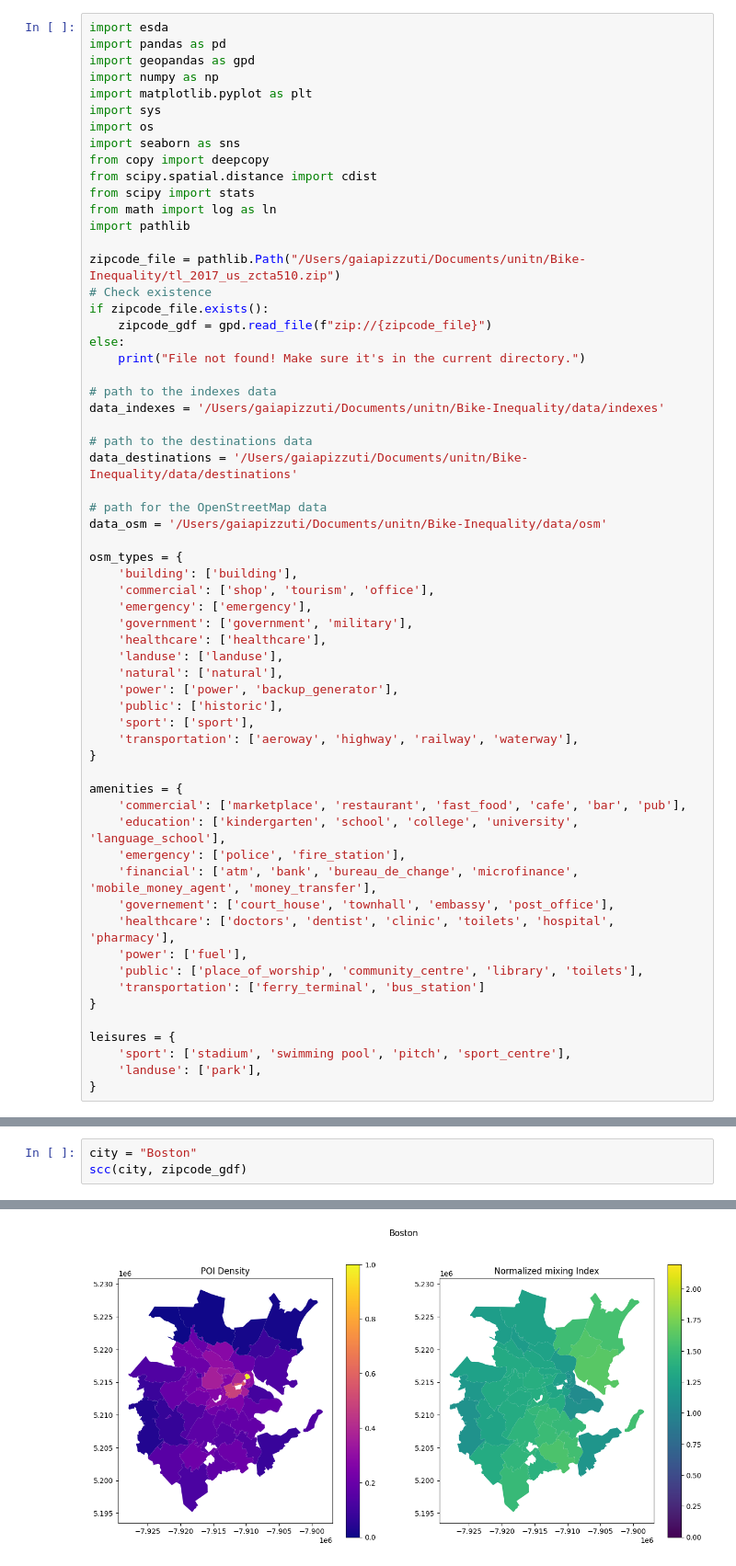
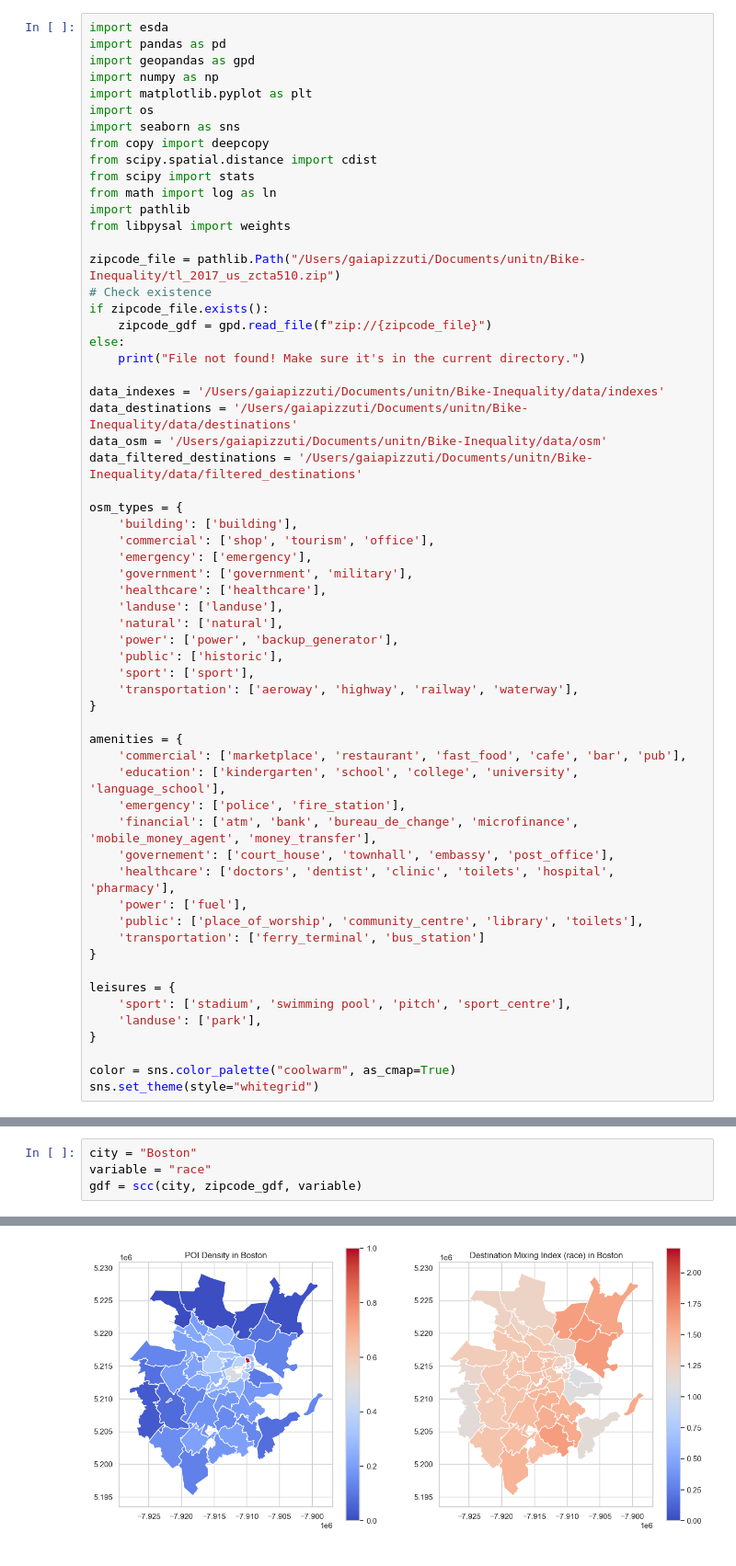
Before and after one commit to GaiaPizzuti/Bike-Inequality, a Jupyter notebook: src/notebook/pearson.ipynb, the cells around one changed output, grey strips where cells are left out. Shown: that part at 92% size. Drawn from its saved outputs; the diff is of its cells as text.

```diff
--- a/src/notebook/pearson.ipynb
+++ b/src/notebook/pearson.ipynb
@@ -4,7 +4,6 @@ import pandas as pd
 import geopandas as gpd
 import numpy as np
 import matplotlib.pyplot as plt
-import sys
 import os
 import seaborn as sns
 from copy import deepcopy
@@ -12,6 +11,7 @@ from scipy.spatial.distance import cdist
 from scipy import stats
 from math import log as ln
 import pathlib
+from libpysal import weights
 
 zipcode_file = pathlib.Path("/Users/gaiapizzuti/Documents/unitn/Bike-Inequality/tl_2017_us_zcta510.zip")
 # Check existence
@@ -20,14 +20,10 @@ if zipcode_file.exists():
 else:
     print("File not found! Make sure it's in the current directory.")
 
-# path to the indexes data
 data_indexes = '/Users/gaiapizzuti/Documents/unitn/Bike-Inequality/data/indexes'
-
-# path to the destinations data
 data_destinations = '/Users/gaiapizzuti/Documents/unitn/Bike-Inequality/data/destinations'
-
-# path for the OpenStreetMap data
 data_osm = '/Users/gaiapizzuti/Documents/unitn/Bike-Inequality/data/osm'
+data_filtered_destinations = '/Users/gaiapizzuti/Documents/unitn/Bike-Inequality/data/filtered_destinations'
 
 osm_types = {
     'building': ['building'],
@@ -59,4 +55,7 @@ leisures = {
     'sport': ['stadium', 'swimming pool', 'pitch', 'sport_centre'],
     'landuse': ['park'],
 }
+
+color = sns.color_palette("coolwarm", as_cmap=True)
+sns.set_theme(style="whitegrid")
 # %%
@@ -273,4 +318,5 @@ def scc(city, zipcode_gdf, type = None):
 # %%
 city = "Boston"
-scc(city, zipcode_gdf)
+variable = "race"
+gdf = scc(city, zipcode_gdf, variable)
 # %% [output]
@@ -285 +343 @@ calculating the density of POIs
-[figure, old version]
+[figure, new version]
```
Also changed, not shown: parts of 6 cells of this notebook, 10 other files.
